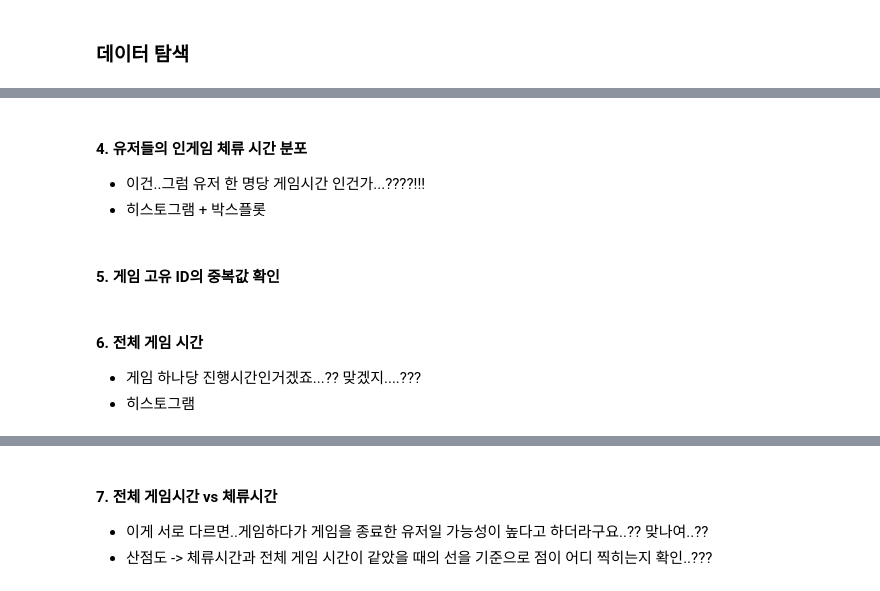
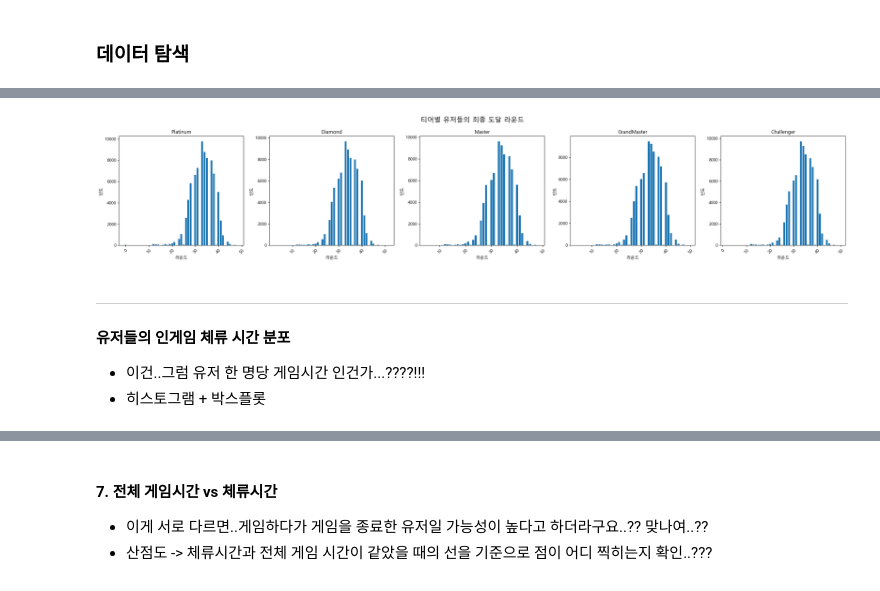
Before and after one commit to hanalo26/Third-project-sparta, a Jupyter notebook: works/Haeun_Baek/test.ipynb, the cells around one changed output, grey strips where cells are left out. Saved outputs shown, nothing was run; the diff lists cells and outputs as text; code cells hidden in the pictures.

```diff
--- a/works/Haeun_Baek/test.ipynb
+++ b/works/Haeun_Baek/test.ipynb
@@ -19,10 +116,11 @@ import seaborn as sns
+# %%
+plot_bar_all(dfs,'lastRound', title='티어별 유저들의 최종 도달 라운드', xlabel='라운드')
+
+# 뭔가 이상해서 .unique()확인해봤는데, 그냥 라운드에 번호매긴 느낌이에요..맞는지는 잘 모르겠지만여..
+# %% [output]
+[figure, added]
 # %% [markdown]
-#### 4. 유저들의 인게임 체류 시간 분포
+---
+#### **유저들의 인게임 체류 시간 분포**
 - 이건..그럼 유저 한 명당 게임시간 인건가...????!!!
 - 히스토그램 + 박스플롯
-# %% [markdown]
-#### 5. 게임 고유 ID의 중복값 확인
-# %% [markdown]
-#### 6. 전체 게임 시간
-- 게임 하나당 진행시간인거겠죠...?? 맞겠지....???
-- 히스토그램
```
Also changed, not shown: parts of 22 cells of this notebook.
